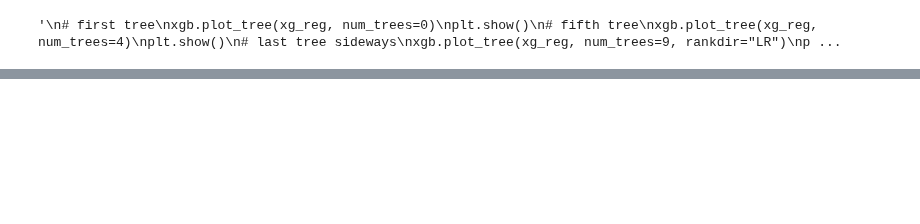
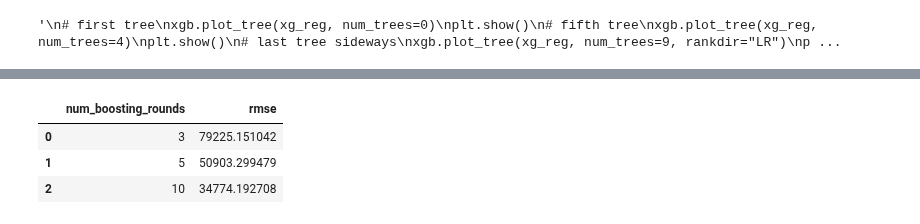
Before and after one commit to GuoweiYang19891101/datacamp_machine_learning_scientist_python, a Jupyter notebook: 5_extreme_gradient_boosting.ipynb, the cells around one changed output, grey strips where cells are left out. Saved outputs shown, nothing was run; the diff lists cells and outputs as text; code cells hidden in the pictures; blank space fills up the shorter version.

```diff
--- a/5_extreme_gradient_boosting.ipynb
+++ b/5_extreme_gradient_boosting.ipynb
@@ -520,0 +531,29 @@ plt.show()
+# %%
+# tuning your model in xgboost
+# tuning number of boosting rounds
+import pandas as pd
+import numpy as np
+import xgboost as xgb
+
+# get dataset and convert data to DMatrix
+housing_prices = pd.read_csv('5_datasets/ames_housing_prices(preprocessed).csv')
+X, y = housing_prices.iloc[:, :-1], housing_prices.iloc[:, -1]
+housing_dmatrix = xgb.DMatrix(data=X, label=y)
+
+# create params dict and tuning list
+params = {"objective":"reg:linear", "max_depth":3}
+num_rounds = [3, 5, 10]
+
+# for loop to crete CV XGBoost regression model
+final_rmse_per_round = []
+
+for curr_num_round in num_rounds:
+    cv_results = xgb.cv(params=params, dtrain=housing_dmatrix,num_boost_round=curr_num_round,
+           nfold=3, metrics="rmse", as_pandas=True, seed=123)
+    final_rmse_per_round.append(cv_results["test-rmse-mean"].tail(1).values[-1])
+
+# print results as DataFrame
+num_rounds_rmse = list(zip(num_rounds, final_rmse_per_round))
+df = pd.DataFrame(num_rounds_rmse, columns=["num_boosting_rounds", "rmse"])
+df
+# %% [output]
@@ -520,0 +569,4 @@ plt.show()
+|  | num_boosting_rounds | rmse |
+| 0 | 3 | 79225.151042 |
+| 1 | 5 | 50903.299479 |
+| 2 | 10 | 34774.192708 |
```
Also changed, not shown: parts of 18 cells of this notebook.
